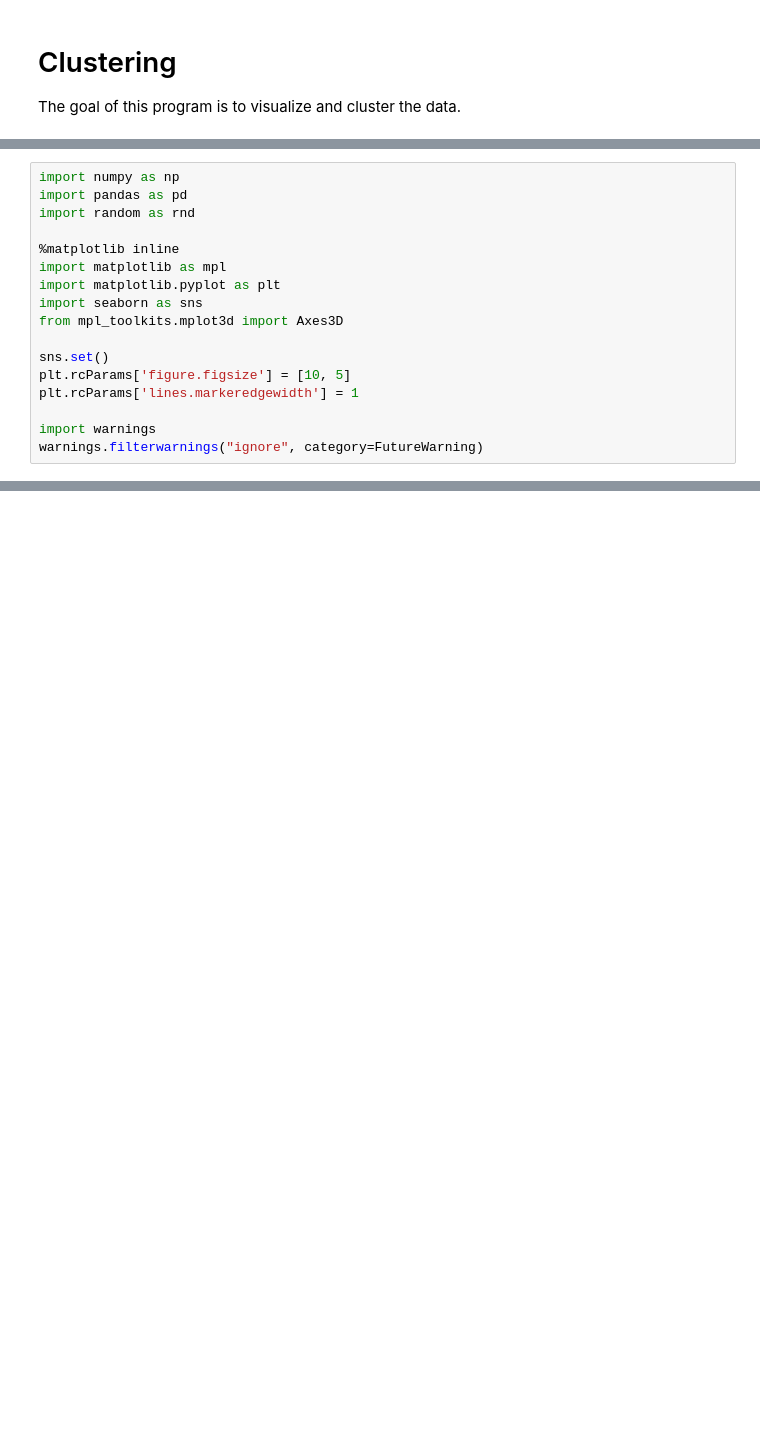
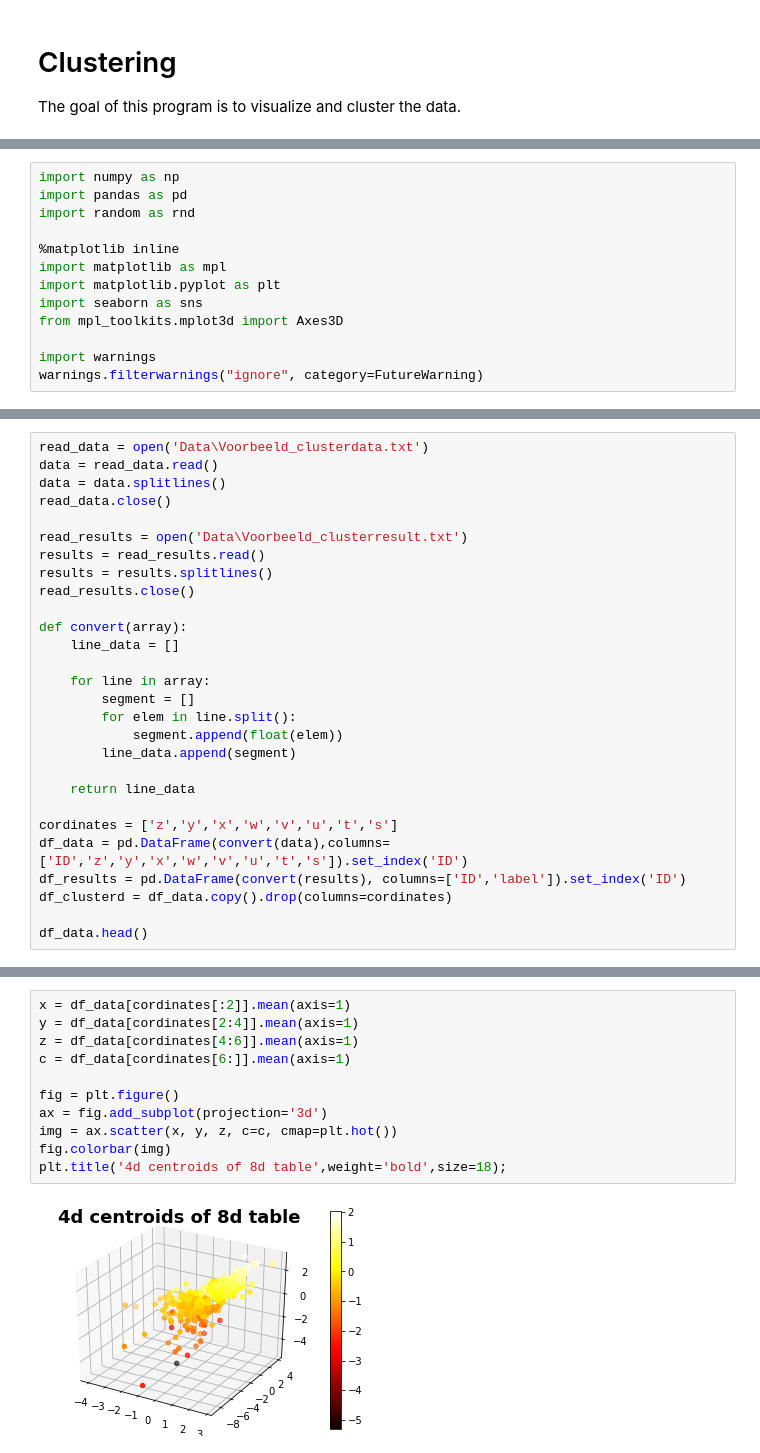
Before and after one commit to merlijnvb/8QA05, a Jupyter notebook: clustering.ipynb, the cells around one changed output, grey strips where cells are left out. Saved outputs shown, nothing was run; the diff lists cells and outputs as text; blank space fills up the shorter version.

```diff
--- a/clustering.ipynb
+++ b/clustering.ipynb
@@ -16,9 +16,5 @@ import matplotlib.pyplot as plt
 import seaborn as sns
 from mpl_toolkits.mplot3d import Axes3D
 
-sns.set()
-plt.rcParams['figure.figsize'] = [10, 5]
-plt.rcParams['lines.markeredgewidth'] = 1
-
 import warnings
 warnings.filterwarnings("ignore", category=FutureWarning)
@@ -24,0 +26,28 @@ warnings.filterwarnings("ignore", category=FutureWarning)
+# %%
+read_data = open('Data\Voorbeeld_clusterdata.txt')
+data = read_data.read()
+data = data.splitlines()
+read_data.close()
+
+read_results = open('Data\Voorbeeld_clusterresult.txt')
+results = read_results.read()
+results = results.splitlines()
+read_results.close()
+
+def convert(array):
+    line_data = []
+
+    for line in array:
+        segment = []
+        for elem in line.split():
+            segment.append(float(elem))
+        line_data.append(segment)
+
+    return line_data
+
+cordinates = ['z','y','x','w','v','u','t','s']
+df_data = pd.DataFrame(convert(data),columns=['ID','z','y','x','w','v','u','t','s']).set_index('ID')
+df_results = pd.DataFrame(convert(results), columns=['ID','label']).set_index('ID')
+df_clusterd = df_data.copy().drop(columns=cordinates)
+
+df_data.head()
@@ -24,0 +66,13 @@ warnings.filterwarnings("ignore", category=FutureWarning)
+# %%
+x = df_data[cordinates[:2]].mean(axis=1)
+y = df_data[cordinates[2:4]].mean(axis=1)
+z = df_data[cordinates[4:6]].mean(axis=1)
+c = df_data[cordinates[6:]].mean(axis=1)
+
+fig = plt.figure()
+ax = fig.add_subplot(projection='3d')
+img = ax.scatter(x, y, z, c=c, cmap=plt.hot())
+fig.colorbar(img)
+plt.title('4d centroids of 8d table',weight='bold',size=18);
+# %% [output]
+[figure, added]
```
Also changed, not shown: parts of 27 cells of this notebook.
